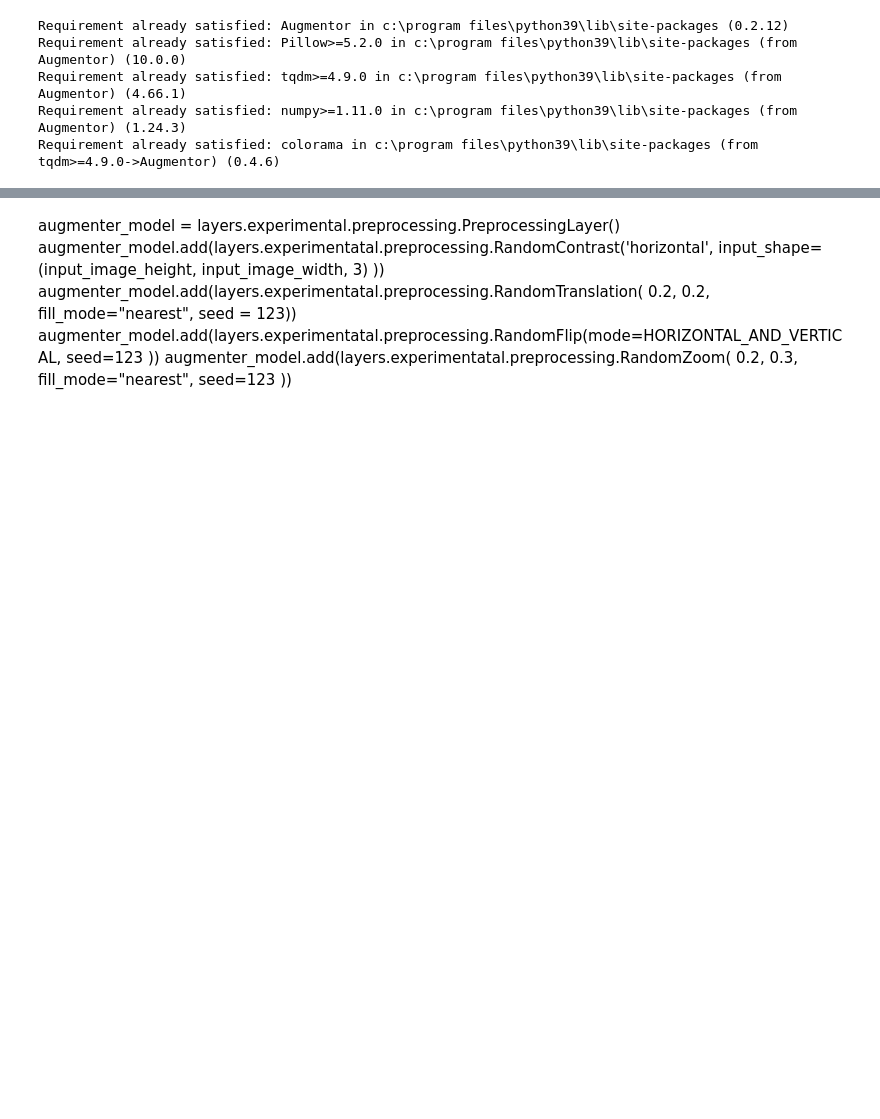
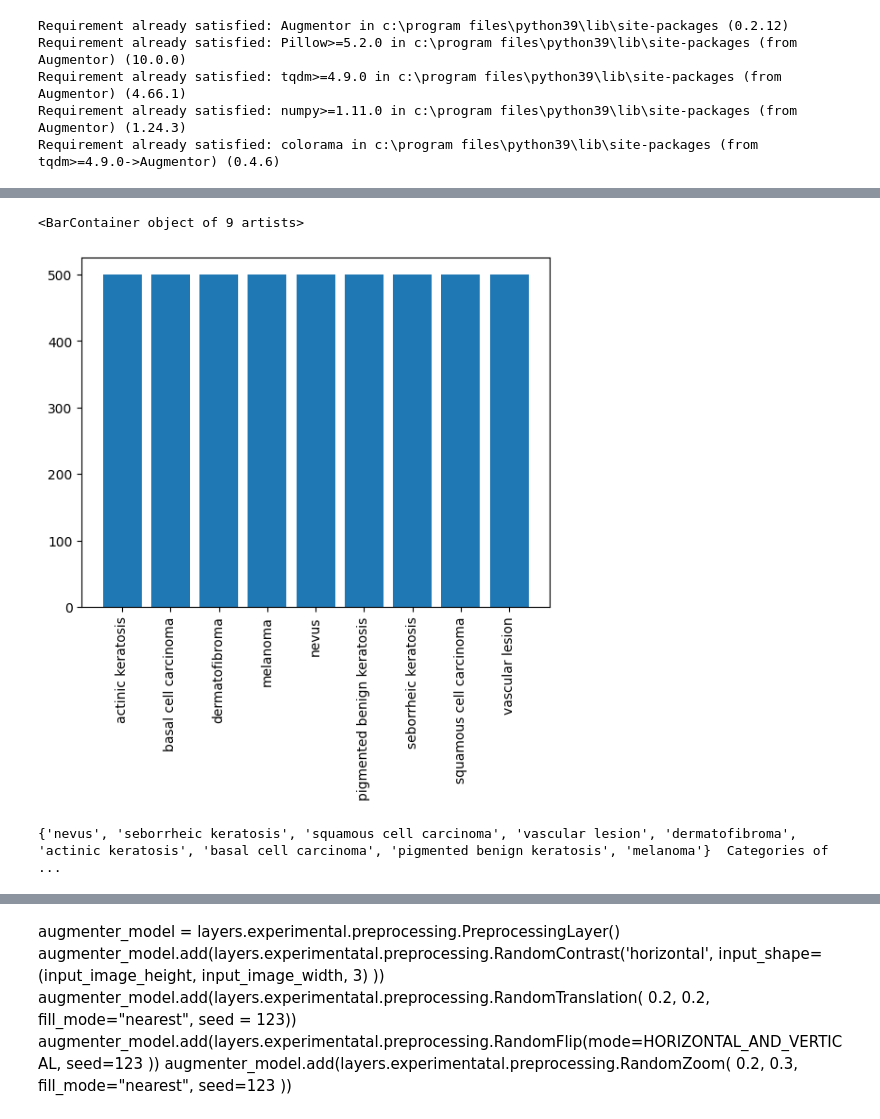
Before and after one commit to Vasista-Eranki/MelanomaDetectionAssignment, a Jupyter notebook: Melanoma_Detection_Assignment_SatyaKrishnaVasista.ipynb, the cells around one changed output, grey strips where cells are left out. Drawn from its saved outputs; the diff is of its cells as text; code cells hidden in the pictures; blank space fills up the shorter version.

```diff
--- a/Melanoma_Detection_Assignment_SatyaKrishnaVasista.ipynb
+++ b/Melanoma_Detection_Assignment_SatyaKrishnaVasista.ipynb
@@ -293,7 +299,11 @@ print(image_count_train)
 # %%
-path_list_new = list(data_dir_train.glob('output/*/*.jpg'))
+path_list_new = list(data_dir_train.glob('*/output/*.jpg'))
 print("Newly Generated Images Count:", len(path_list_new))
 
-path_list_old = list(data_dir_train.glob('*/*.jpg'))
-print("Existing Images Count:", len(path_list_old))
+lesion_list_new = [os.path.basename(os.path.dirname(os.path.dirname(y))) for y in path_list_new]
+print(set(lesion_list_new), " Categories of Newly Generated Images:", len(lesion_list_new))
+
+dataframe_dict_new = dict(zip(path_list_new, lesion_list_new))
+
+df_new = pd.DataFrame(list(dataframe_dict_new.items()),columns = ['Path','Label'])
 # %% [output]
@@ -314,3 +314,17 @@ Categories of Existing Generated Images: {'vascular lesion', 'basal cell carcino
+# %%
+data_new = df_new.groupby(by='Label').agg('count')
+data_new['Label'] = data_new.index
+plt.xticks(rotation=90)
+plt.bar(data_new['Label'], data_new['Path'], width=0.8)
+#plt.bar( x='Label', data=df_old['Label'].value_counts(), height=50)
+# %% [output]
+<BarContainer object of 9 artists>
+[figure, added]
+# %%
+lesion_list_old = [os.path.basename(os.path.dirname(y)) for y in path_list_old]
+print(set(lesion_list_old), " Categories of Existing Generated Image files:",  len(lesion_list_old))
+# %% [output]
+{'nevus', 'seborrheic keratosis', 'squamous cell carcinoma', 'vascular lesion', 'dermatofibroma', 'actinic keratosis', 'basal cell carcinoma', 'pigmented benign keratosis', 'melanoma'}  Categories of  ...
 # %%
 dataframe_dict_new = dict(zip(path_list_new, lesion_list_new))
 dataframe_dict_old = dict(zip(path_list_old, lesion_list_old))
```
Also changed, not shown: parts of 26 cells of this notebook.
